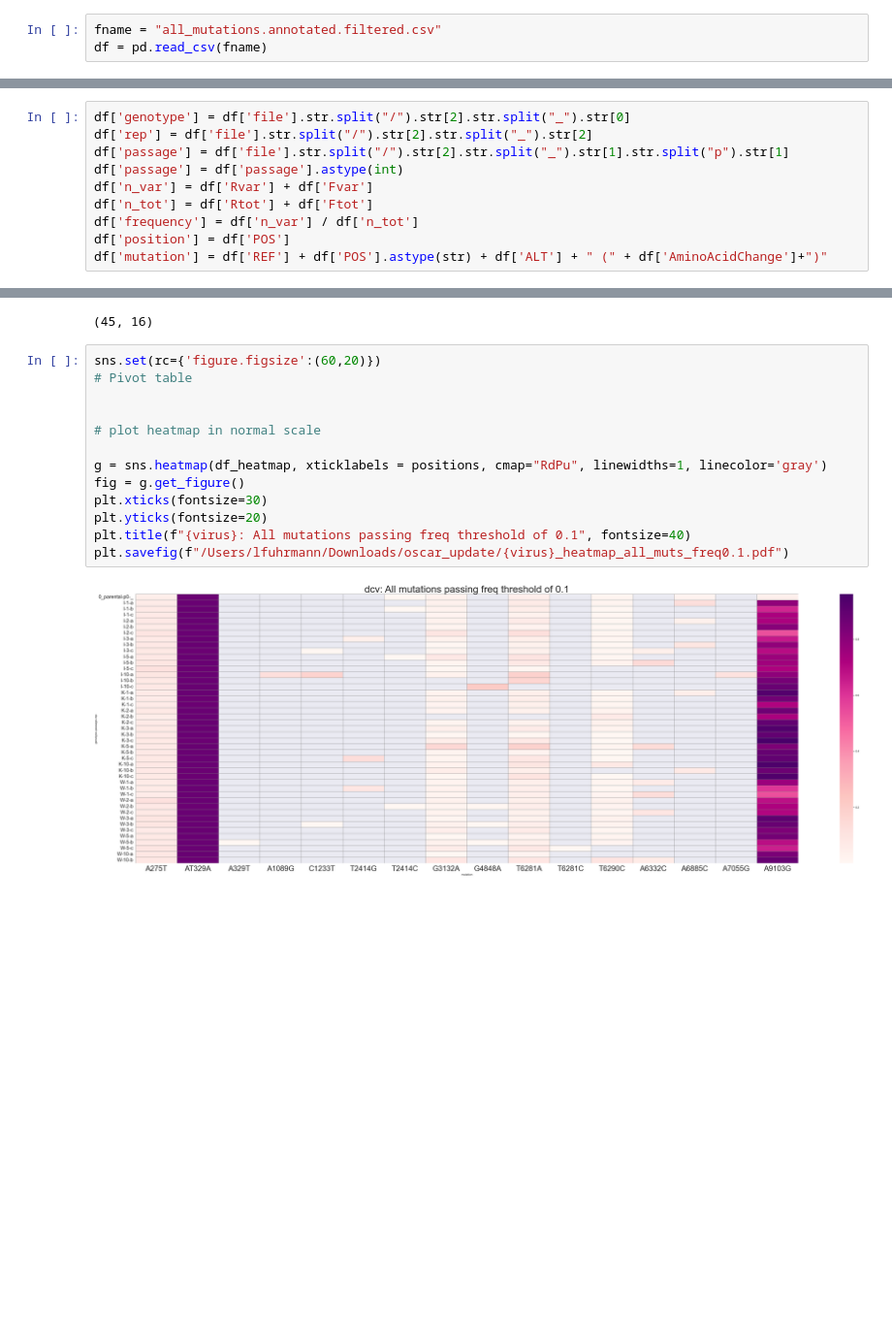
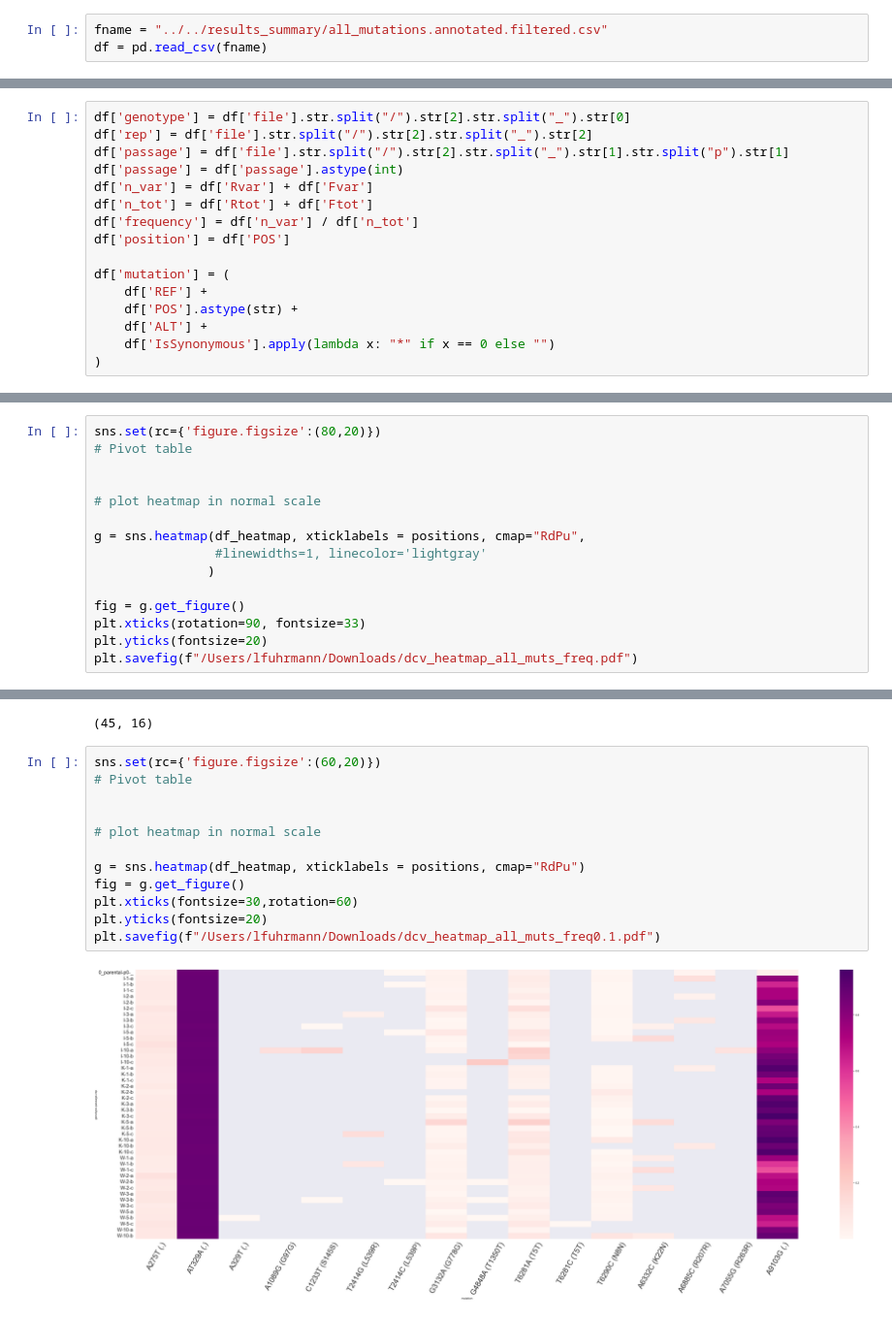
Before and after one commit to cbg-ethz/DCV-CrPV-cGAS-STING-pathway-data-analysis, a Jupyter notebook: workflow/notebooks/dcv_heatmap.ipynb, the cells around one changed output, grey strips where cells are left out. Shown at 97% size. Cells and saved outputs as stored; diff of their text form; blank space fills up the shorter version.

```diff
--- a/workflow/notebooks/dcv_heatmap.ipynb
+++ b/workflow/notebooks/dcv_heatmap.ipynb
@@ -16,5 +16,5 @@ treatments_list = ["W", "I", "K"]
 passages_list = ["p1", "p2", "p3", "p5", "p10"]
 replicates_list = ['a', 'b', 'c']
 # %%
-fname = "all_mutations.annotated.filtered.csv"
+fname = "../../results_summary/all_mutations.annotated.filtered.csv"
 df = pd.read_csv(fname)
@@ -27,7 +31,13 @@ df['n_var'] = df['Rvar'] + df['Fvar']
 df['n_tot'] = df['Rtot'] + df['Ftot']
 df['frequency'] = df['n_var'] / df['n_tot']
 df['position'] = df['POS']
-df['mutation'] = df['REF'] + df['POS'].astype(str) + df['ALT'] + " (" + df['AminoAcidChange']+")"
+
+df['mutation'] = (
+    df['REF'] +
+    df['POS'].astype(str) +
+    df['ALT'] +
+    df['IsSynonymous'].apply(lambda x: "*" if x == 0 else "")
+)
 # %%
 # rename parental
 df.loc[df['sample']=="parental_p0_vs_p0", "genotype"]='0_parental'
@@ -47,0 +79,15 @@ df[df['POS']==9103]['n_tot'].min()
+# %%
+sns.set(rc={'figure.figsize':(80,20)})
+# Pivot table
+
+
+# plot heatmap in normal scale
+
+g = sns.heatmap(df_heatmap, xticklabels = positions, cmap="RdPu",
+                #linewidths=1, linecolor='lightgray'
+               )
+
+fig = g.get_figure()
+plt.xticks(rotation=90, fontsize=33)
+plt.yticks(fontsize=20)
+plt.savefig(f"/Users/lfuhrmann/Downloads/dcv_heatmap_all_muts_freq.pdf")
@@ -302,15 +350,14 @@ df_heatmap.shape
 # %%
 sns.set(rc={'figure.figsize':(60,20)})
 # Pivot table
 
 
 # plot heatmap in normal scale
 
-g = sns.heatmap(df_heatmap, xticklabels = positions, cmap="RdPu", linewidths=1, linecolor='gray')
+g = sns.heatmap(df_heatmap, xticklabels = positions, cmap="RdPu")
 fig = g.get_figure()
-plt.xticks(fontsize=30)
+plt.xticks(fontsize=30,rotation=60)
 plt.yticks(fontsize=20)
-plt.title(f"{virus}: All mutations passing freq threshold of 0.1", fontsize=40)
-plt.savefig(f"/Users/lfuhrmann/Downloads/oscar_update/{virus}_heatmap_all_muts_freq0.1.pdf")
+plt.savefig(f"/Users/lfuhrmann/Downloads/dcv_heatmap_all_muts_freq0.1.pdf")
 # %% [output]
-[figure, old version]
+[figure, new version]
```
Also changed, not shown: parts of 3 cells of this notebook, 11 other files.
